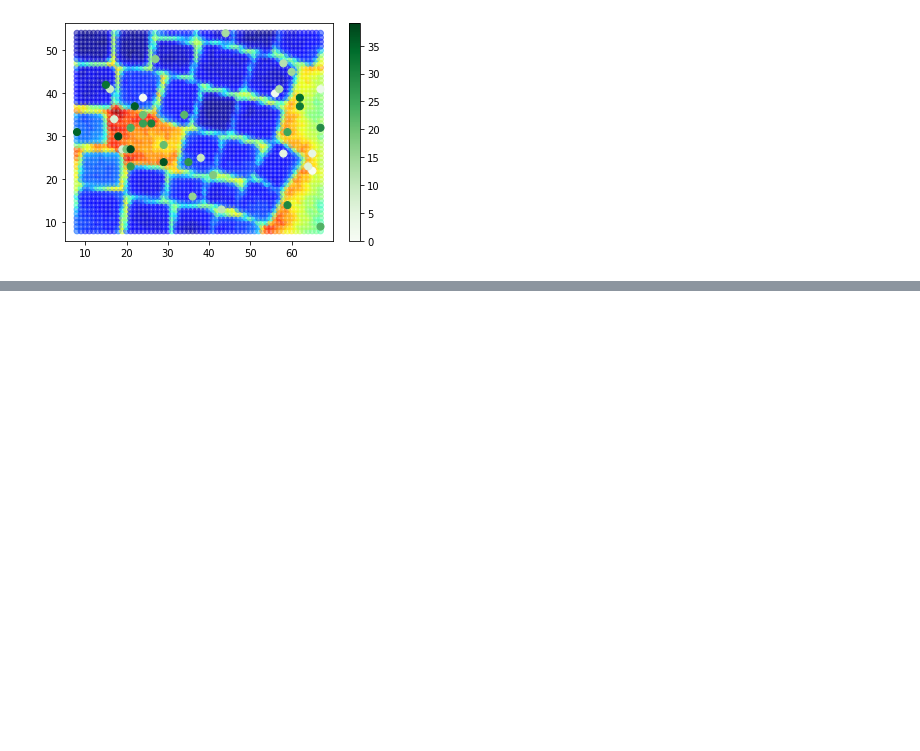
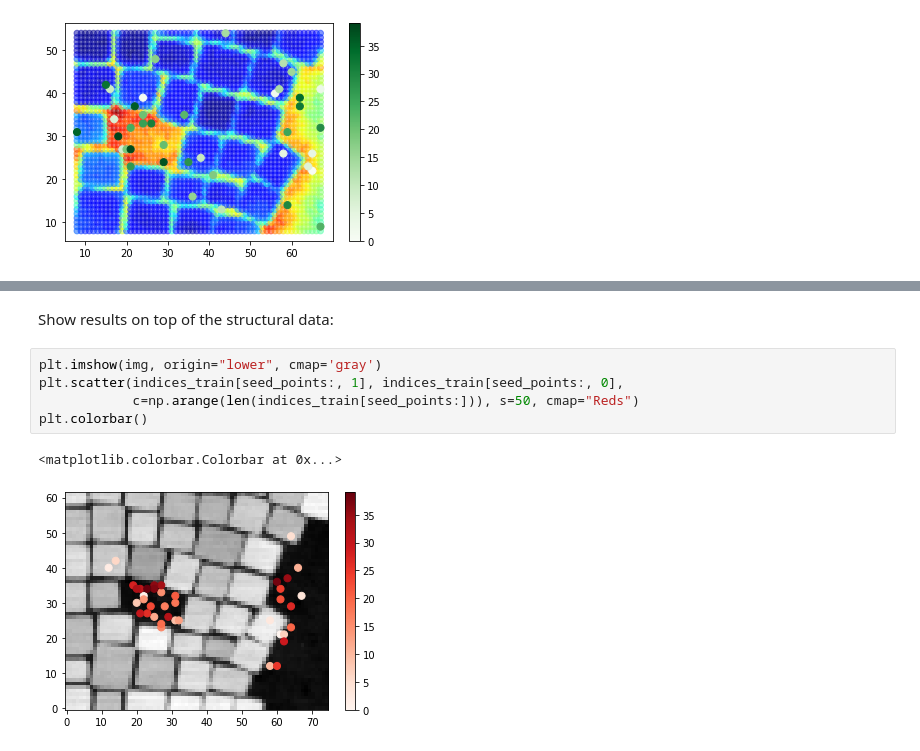
Before and after one commit to ziatdinovmax/gpax, a Jupyter notebook: examples/gpax_viDKL_plasmons.ipynb, the cells around one changed output, grey strips where cells are left out. Saved outputs shown, nothing was run; the diff lists cells and outputs as text; blank space fills up the shorter version.

```diff
--- a/examples/gpax_viDKL_plasmons.ipynb
+++ b/examples/gpax_viDKL_plasmons.ipynb
@@ -301,0 +358,10 @@ Looks like it did a pretty good job identifying the regions where a physical beh
+# %% [markdown]
+Show results on top of the structural data:
+# %%
+plt.imshow(img, origin="lower", cmap='gray')
+plt.scatter(indices_train[seed_points:, 1], indices_train[seed_points:, 0],
+            c=np.arange(len(indices_train[seed_points:])), s=50, cmap="Reds")
+plt.colorbar()
+# %% [output]
+<matplotlib.colorbar.Colorbar at 0x...>
+[figure, added]
```
Also changed, not shown: parts of 7 cells of this notebook.
